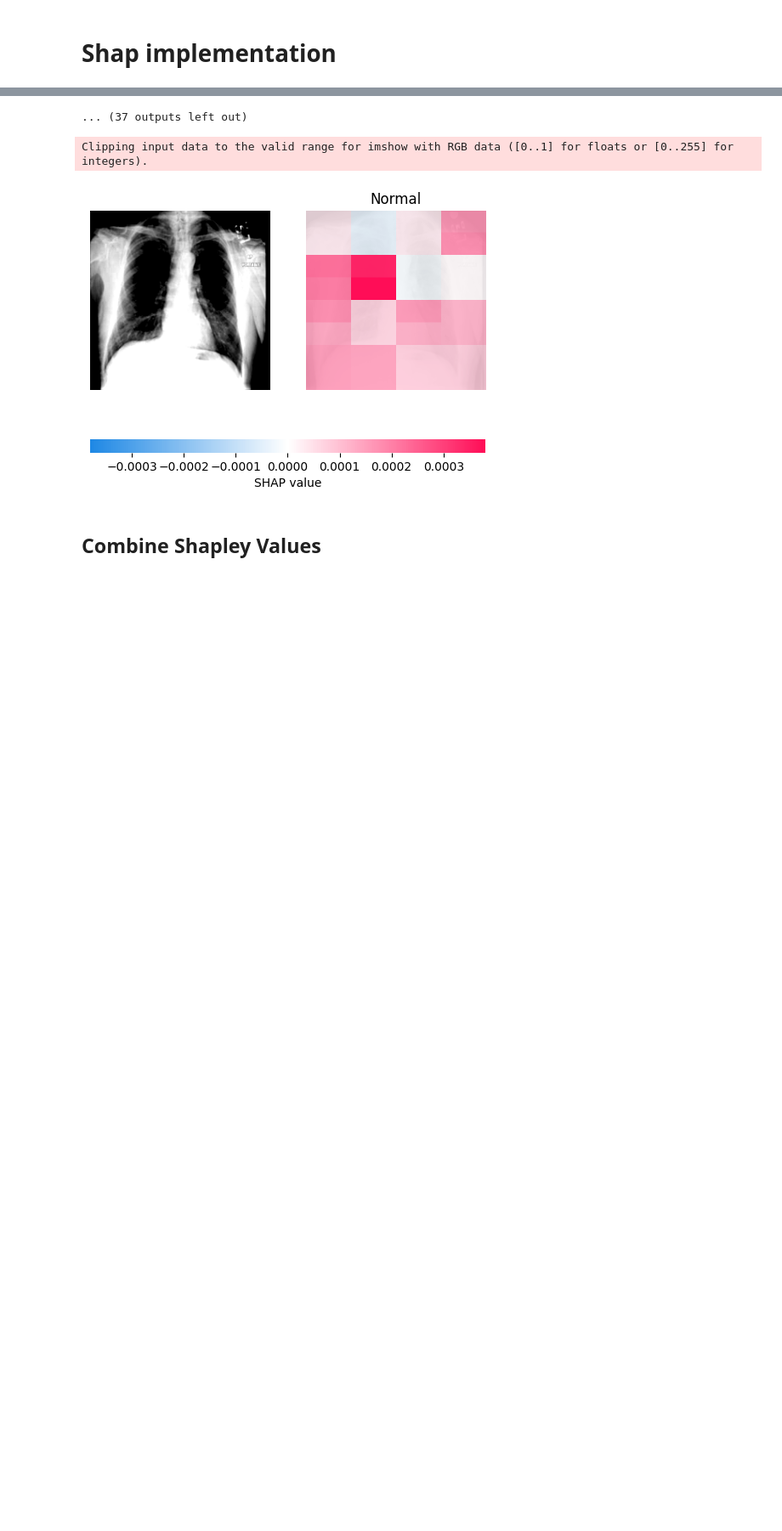
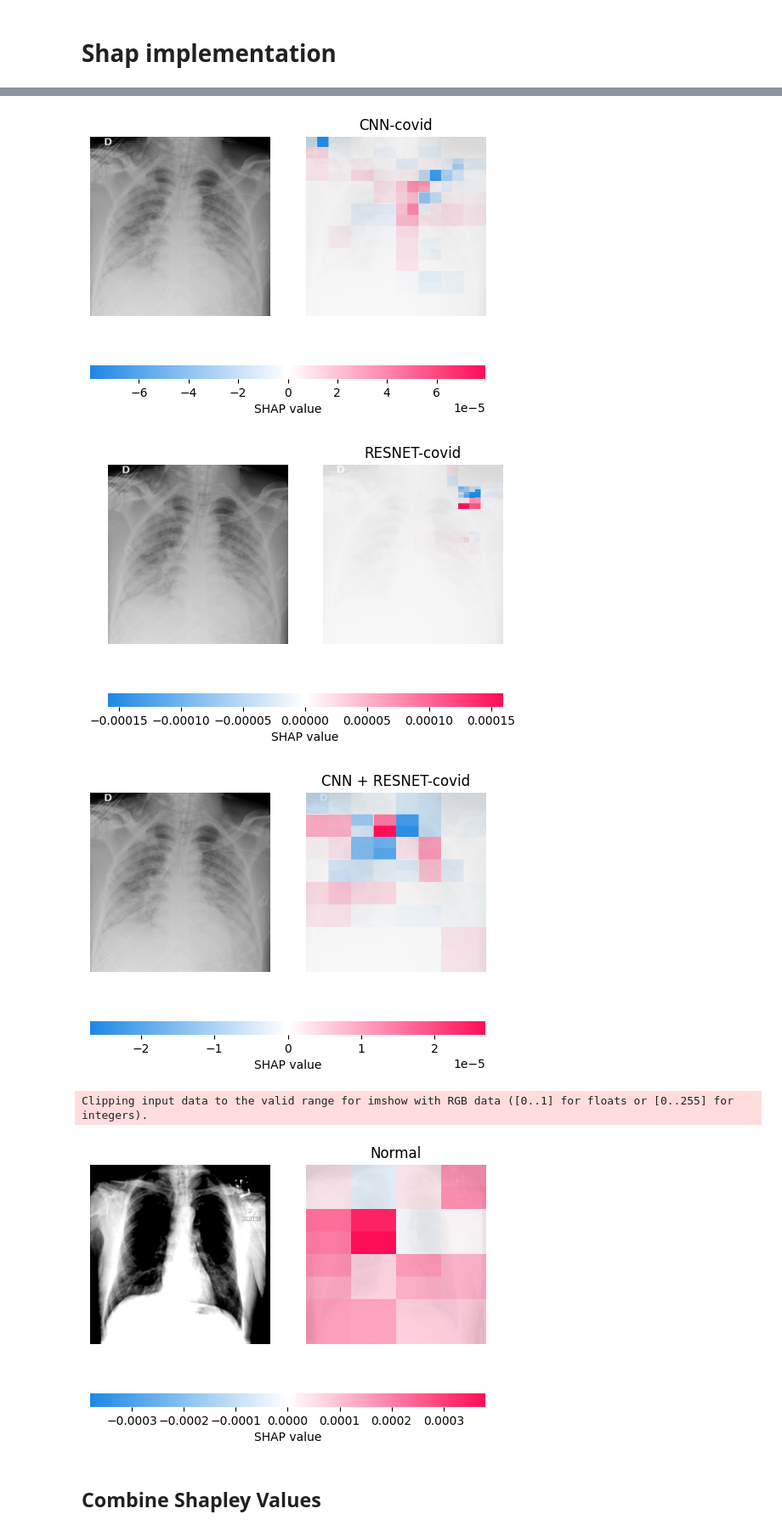
Before and after one commit to JonPGallegos/image_classification_covid, a Jupyter notebook: Covid Classification/shap_explainer.ipynb, the cells around one changed output, grey strips where cells are left out. Shown: that part at 85% size. Cells and saved outputs as stored; diff of their text form; code cells hidden in the pictures; blank space fills up the shorter version.

```diff
--- a/Covid Classification/shap_explainer.ipynb
+++ b/Covid Classification/shap_explainer.ipynb
@@ -56,10 +56,16 @@ def run_explainer(image, model_type=1):
     explainer = shap.Explainer(f, masker, output_names=class_names)
 
     # here we explain two images using 500 evaluations of the underlying model to estimate the SHAP values
-    shap_values12500 = explainer(image, max_evals=1000, batch_size=50, outputs=shap.Explanation.argsort.flip[:1])
+
+    # max_evals=100000 took 237 min
+    shap_values12500 = explainer(image, max_evals=500, batch_size=25, outputs=shap.Explanation.argsort.flip[:1])
     shap.image_plot(shap_values12500)
 # %%
-image = pre_process('test/covid/COVID-888.jpg')
+# Suppress the model iteration printing
+tf.keras.utils.disable_interactive_logging()
+
+# Initialize image
+image = pre_process('test/covid/COVID-673.jpg')
 
 for i in range(3):
     # print(i)
@@ -93 +74,3 @@ for i in range(3):
-... (37 outputs left out)
+[figure, added]
+[figure, added]
+[figure, added]
```
Also changed, not shown: parts of 2 cells of this notebook, 4 other files.
